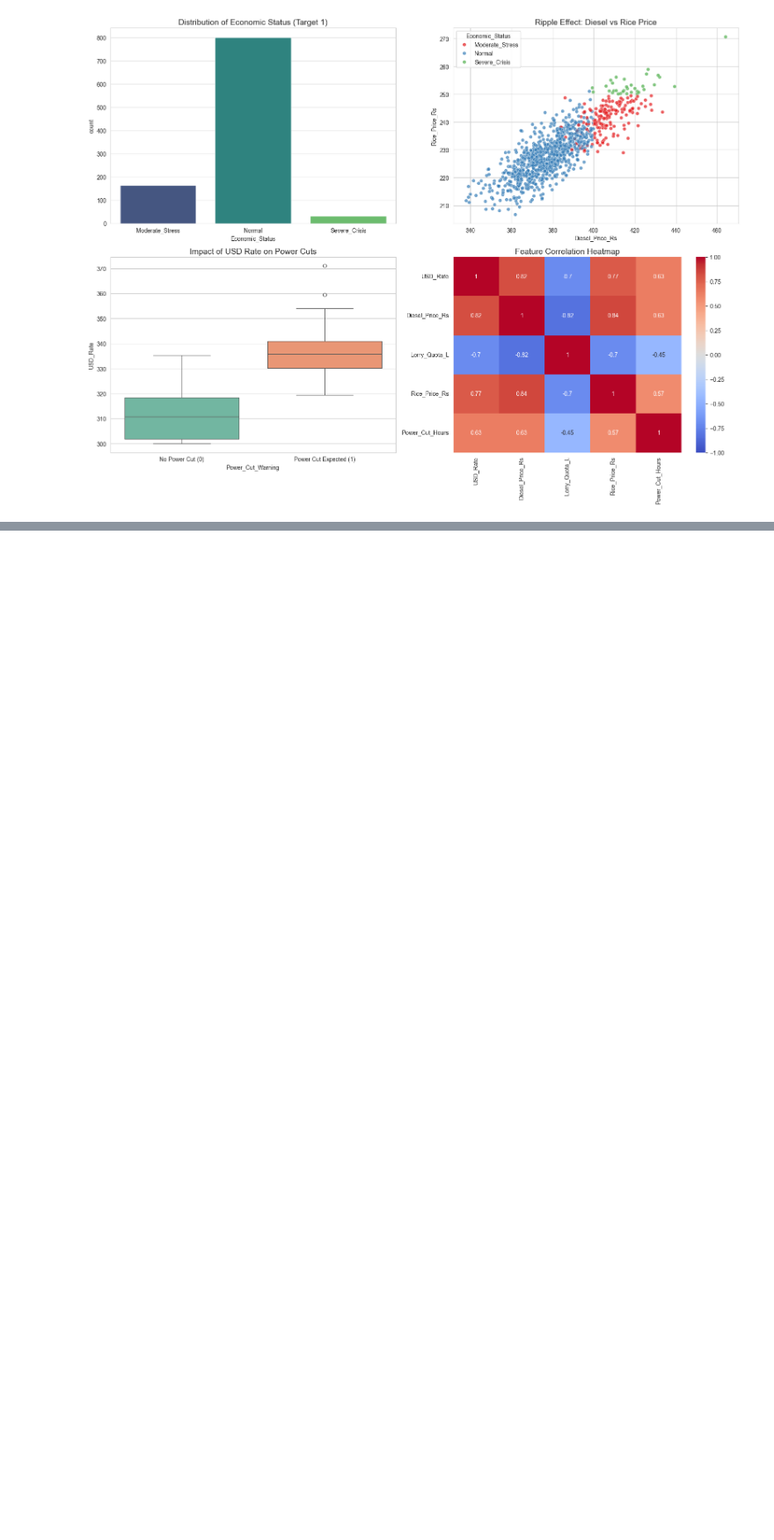
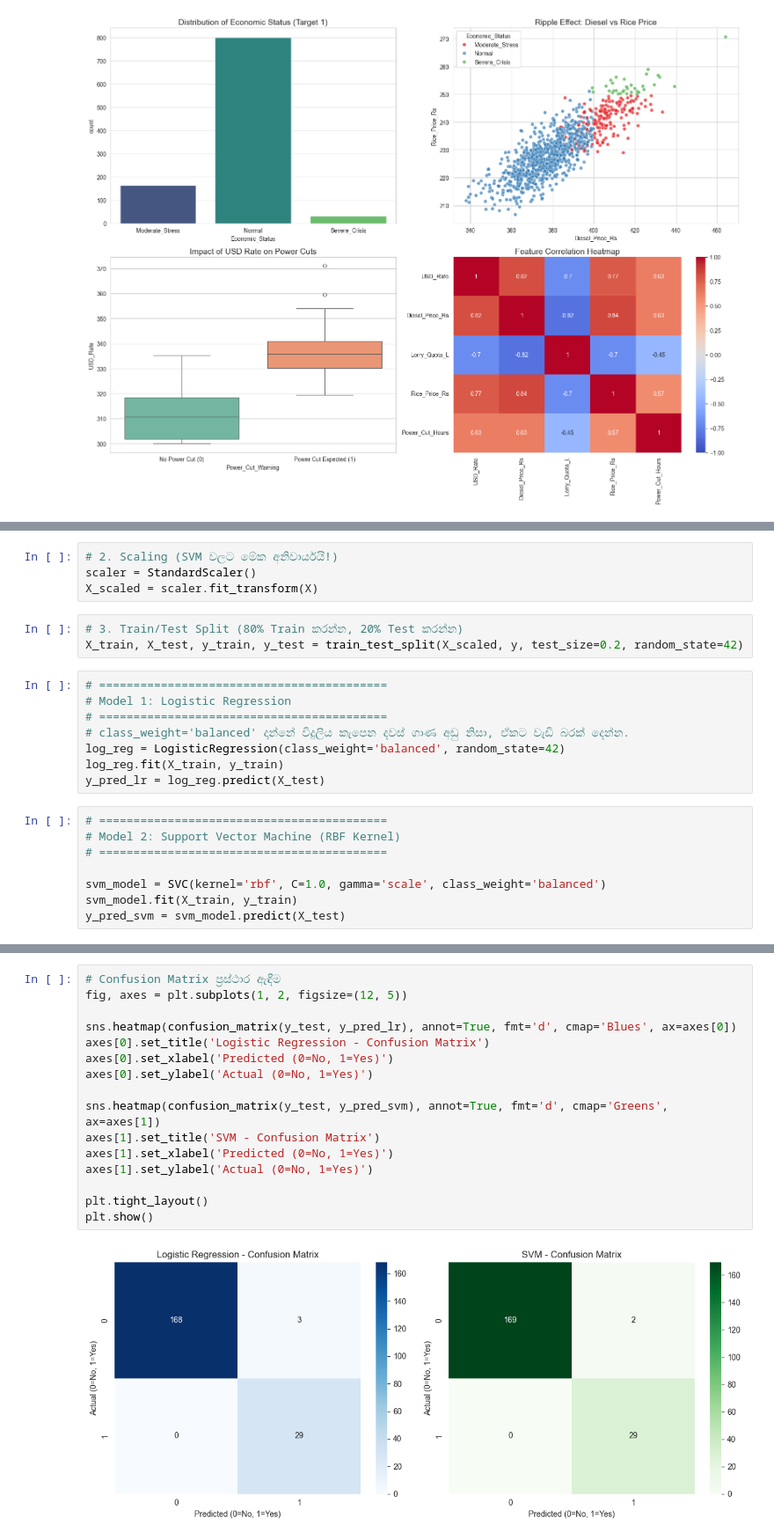
Before and after one commit to Dhanuwa856/SL-Fuel-Crisis-Predictor, a Jupyter notebook: notebook/01_EDA_and_Visualization.ipynb, the cells around one changed output, grey strips where cells are left out. Shown at 88% size. Cells and saved outputs as stored; diff of their text form; blank space fills up the shorter version.

```diff
--- a/notebook/01_EDA_and_Visualization.ipynb
+++ b/notebook/01_EDA_and_Visualization.ipynb
@@ -50,0 +157,23 @@ Passing `palette` without assigning `hue` is deprecated and will be removed in v
+# %%
+# 2. Scaling (SVM වලට මේක අනිවාර්යයි!)
+scaler = StandardScaler()
+X_scaled = scaler.fit_transform(X)
+# %%
+# 3. Train/Test Split (80% Train කරන්න, 20% Test කරන්න)
+X_train, X_test, y_train, y_test = train_test_split(X_scaled, y, test_size=0.2, random_state=42)
+# %%
+# ==========================================
+# Model 1: Logistic Regression
+# ==========================================
+# class_weight='balanced' දාන්නේ විදුලිය කැපෙන දවස් ගාණ අඩු නිසා, ඒකට වැඩි බරක් දෙන්න.
+log_reg = LogisticRegression(class_weight='balanced', random_state=42)
+log_reg.fit(X_train, y_train)
+y_pred_lr = log_reg.predict(X_test)
+# %%
+# ==========================================
+# Model 2: Support Vector Machine (RBF Kernel)
+# ==========================================
+
+svm_model = SVC(kernel='rbf', C=1.0, gamma='scale', class_weight='balanced')
+svm_model.fit(X_train, y_train)
+y_pred_svm = svm_model.predict(X_test)
@@ -50,0 +214,18 @@ Passing `palette` without assigning `hue` is deprecated and will be removed in v
+# %%
+# Confusion Matrix ප්‍රස්ථාර ඇඳීම
+fig, axes = plt.subplots(1, 2, figsize=(12, 5))
+
+sns.heatmap(confusion_matrix(y_test, y_pred_lr), annot=True, fmt='d', cmap='Blues', ax=axes[0])
+axes[0].set_title('Logistic Regression - Confusion Matrix')
+axes[0].set_xlabel('Predicted (0=No, 1=Yes)')
+axes[0].set_ylabel('Actual (0=No, 1=Yes)')
+
+sns.heatmap(confusion_matrix(y_test, y_pred_svm), annot=True, fmt='d', cmap='Greens', ax=axes[1])
+axes[1].set_title('SVM - Confusion Matrix')
+axes[1].set_xlabel('Predicted (0=No, 1=Yes)')
+axes[1].set_ylabel('Actual (0=No, 1=Yes)')
+
+plt.tight_layout()
+plt.show()
+# %% [output]
+[figure, added]
```
Also changed, not shown: parts of 22 cells of this notebook.
